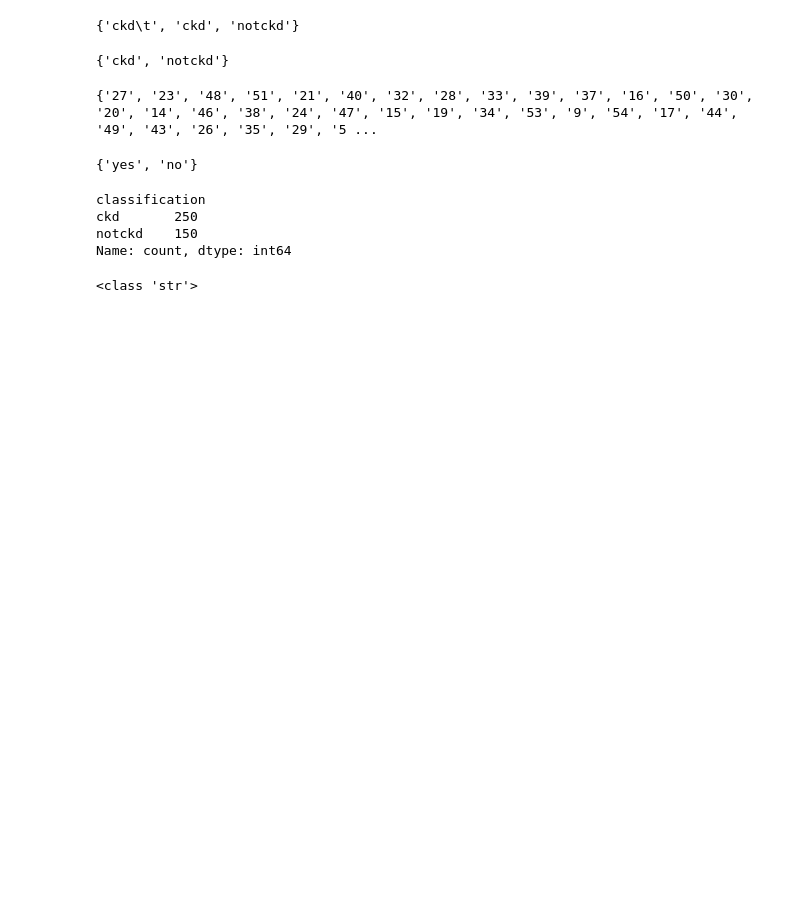
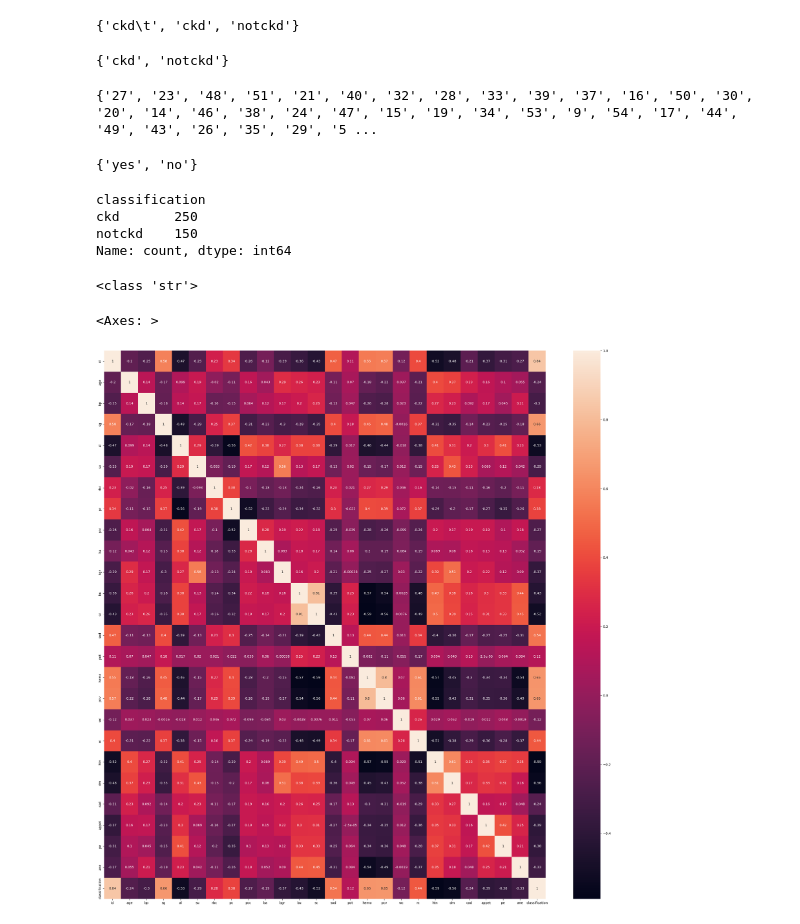
Before and after one commit to VengalaEshwar/project_Ctrl-Alt-Defeat, a Jupyter notebook: ml-model/datapreprocessing.ipynb, the cells around one changed output. Cells and saved outputs as stored; diff of their text form; code cells hidden in the pictures; blank space fills up the shorter version.

```diff
--- a/ml-model/datapreprocessing.ipynb
+++ b/ml-model/datapreprocessing.ipynb
@@ -129,3 +147,10 @@ print(type("encode"))
 <class 'str'>
 # %%
 encode.to_csv("final_kidney_disease.csv")
+# %%
+plt.figure(figsize=(30,30))
+corr=encode.corr()
+sns.heatmap(corr,annot=True)
+# %% [output]
+<Axes: >
+[figure, added]
```
Also changed, not shown: parts of 16 cells of this notebook, 8 other files.
